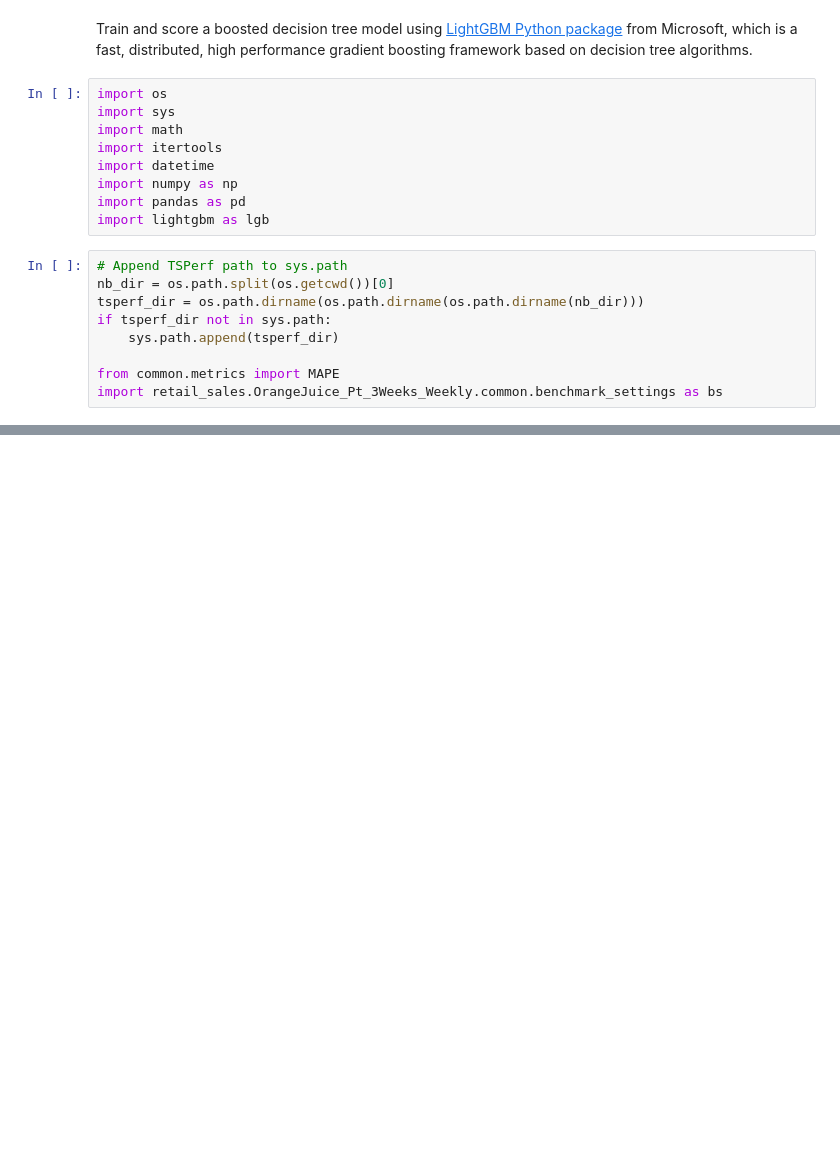
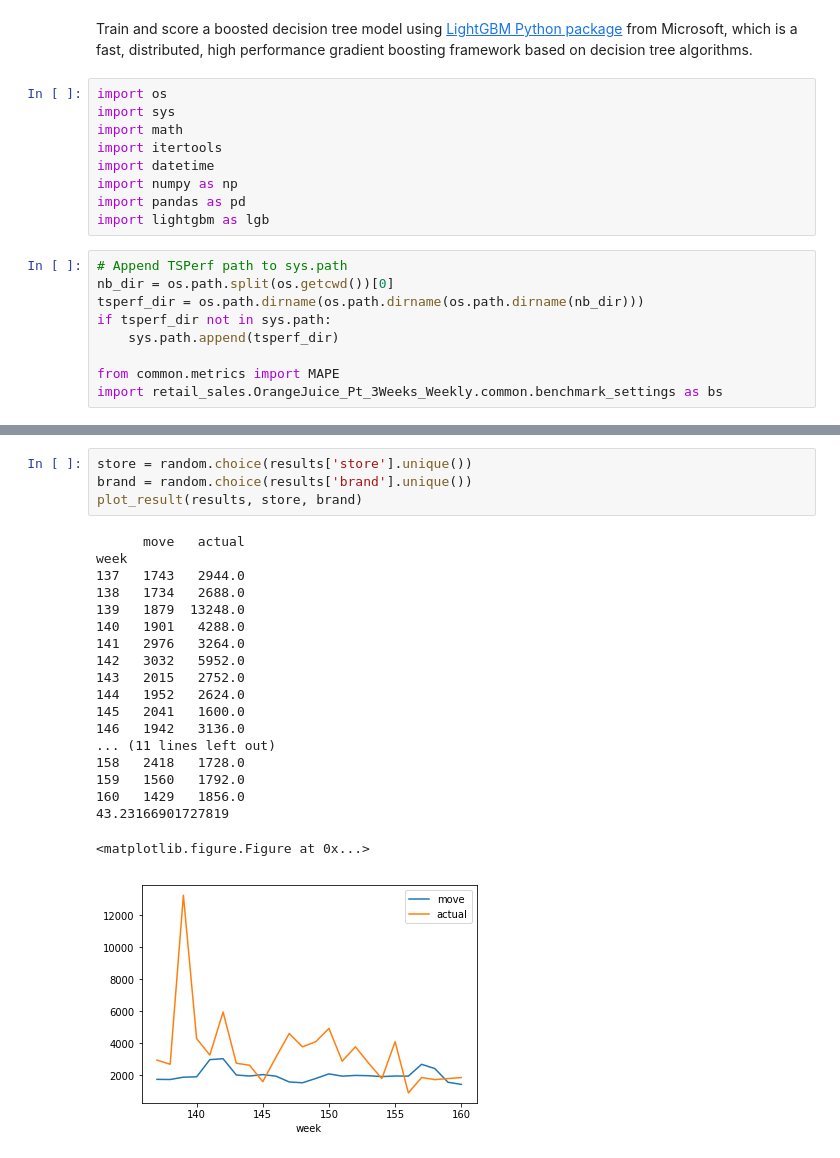
Before and after one commit to sdonohoo/forecasting, a Jupyter notebook: retail_sales/OrangeJuice_Pt_3Weeks_Weekly/submissions/LightGBM/train_score.ipynb, the cells around one changed output, grey strips where cells are left out. Cells and saved outputs as stored; diff of their text form; blank space fills up the shorter version.

```diff
--- a/retail_sales/OrangeJuice_Pt_3Weeks_Weekly/submissions/LightGBM/train_score.ipynb
+++ b/retail_sales/OrangeJuice_Pt_3Weeks_Weekly/submissions/LightGBM/train_score.ipynb
@@ -308,0 +347,24 @@ Plot feature importances...
+# %%
+store = random.choice(results['store'].unique())
+brand = random.choice(results['brand'].unique())
+plot_result(results, store, brand)
+# %% [output]
+      move   actual
+week
+137   1743   2944.0
+138   1734   2688.0
+139   1879  13248.0
+140   1901   4288.0
+141   2976   3264.0
+142   3032   5952.0
+143   2015   2752.0
+144   1952   2624.0
+145   2041   1600.0
+146   1942   3136.0
+... (11 lines left out)
+158   2418   1728.0
+159   1560   1792.0
+160   1429   1856.0
+43.23166901727819
+<matplotlib.figure.Figure at 0x...>
+[figure, added]
```
Also changed, not shown: parts of 7 cells of this notebook, 4 other files.
